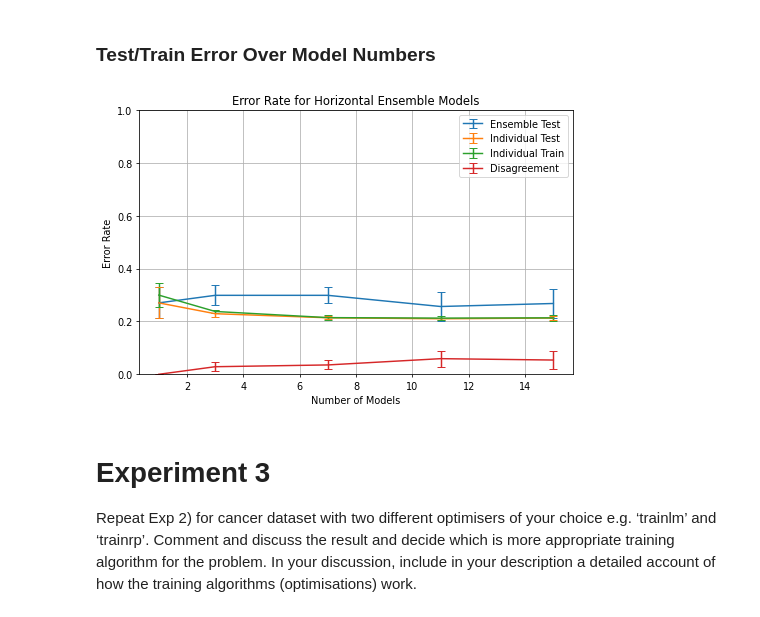
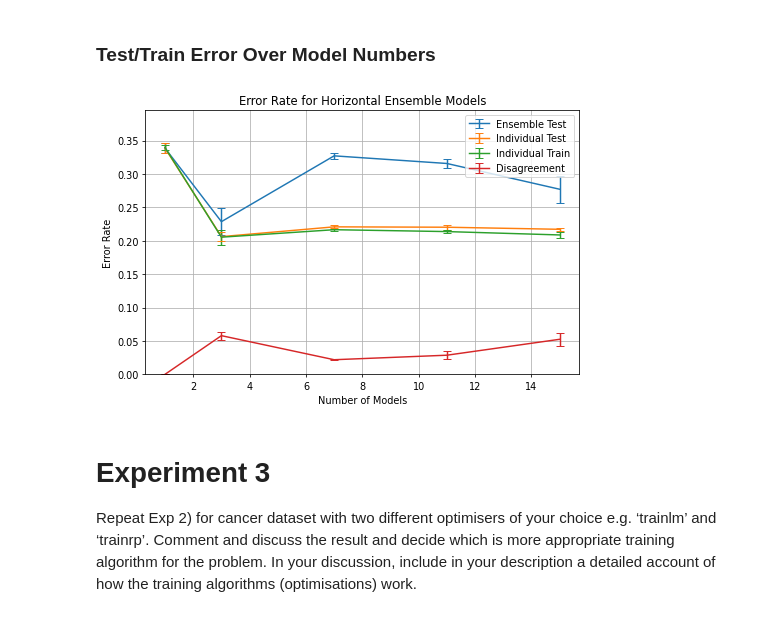
Before and after one commit to Sarsoo/SLP-Training, a Jupyter notebook: nncw.ipynb, the cells around one changed output. Saved outputs shown, nothing was run; the diff lists cells and outputs as text; code cells hidden in the pictures.

```diff
--- a/nncw.ipynb
+++ b/nncw.ipynb
@@ -77,3 +82,7 @@ def get_model(hidden_nodes=9, activation=lambda: 'sigmoid', weight_init=lambda:
+# %%
+def tensorboard_callback(path='tensorboard-logs', prefix=''):
+    return tf.keras.callbacks.TensorBoard(log_dir=os.path.normpath(os.path.join(path, prefix + datetime.datetime.now().strftime("%Y%m%d-%H%M%S"))),
+                                          histogram_freq=1)
 # %% [markdown]
 # Example Training
 # %% [markdown]
@@ -155,6 +164,7 @@ def evaluate_parameters(hidden_nodes=hidden_nodes,
                         print_params=True,
                         return_model=True,
                         run_eagerly=False,
+                        tboard=True,
 
                         dtrain=data_train,
                         dtest=data_test,
@@ -173,6 +183,12 @@ def evaluate_parameters(hidden_nodes=hidden_nodes,
                 run_eagerly=run_eagerly
                 )
 
+            if tboard:
+                if callbacks is not None:
+                    cb = [i() for i in callbacks] + [tensorboard_callback(prefix=f'exp1-{hn}-{e}-')]
+                else:
+                    cb = [tensorboard_callback(prefix=f'exp1-{hn}-{e}-')]
+
             response = {"nodes": hn,
                         "epochs": e,
                         ##############
@@ -183,13 +199,14 @@ def evaluate_parameters(hidden_nodes=hidden_nodes,
                                              epochs=e,
                                              verbose=verbose,
 
-                                             callbacks=callbacks,
+                                             callbacks=cb,
                                              validation_split=validation_split).history,
                         ##############
                         ##   TEST
                         ##############
                         "results": model.evaluate(dtest.to_numpy(),
                                                  ltest.to_numpy(),
+                                                 callbacks=cb,
                                                  batch_size=batch_size,
                                                  verbose=verbose),
                         "optimizer": model.optimizer.get_config(),
@@ -540,6 +558,8 @@ def evaluate_ensemble_vote(hidden_nodes=16,
                            round_predictions=True,
 
                            nmodels=num_models,
+                           tboard=True,
+                           exp='2',
 
                            verbose=0,
                            print_params=True,
@@ -567,6 +587,12 @@ def evaluate_ensemble_vote(hidden_nodes=16,
                     "epochs": list(),
                     "num_models": m}
 
+        if tboard:
+            if callbacks is not None:
+                cb = [i() for i in callbacks] + [tensorboard_callback(prefix=f'exp{exp}-{m}-')]
+            else:
+                cb = [tensorboard_callback(prefix=f'exp{exp}-{m}-')]
+
         ###################
         ##  TRAIN MODELS
         ###################
@@ -588,7 +614,7 @@ def evaluate_ensemble_vote(hidden_nodes=16,
                                 epochs=e,
                                 verbose=verbose,
 
-                                callbacks=callbacks,
+                                callbacks=cb,
                                 validation_split=validation_split)
             histories.append(history.history)
             response["epochs"].append(e)
@@ -700,7 +728,7 @@ Run multiple iterations of the ensemble model investigations and average
 |3|0.06|0.05|35|16|1 - 300|1, 3, 9, 15, 25|
 # %%
 multi_ensem_results = list()
-multi_ensem_iterations = 5
+multi_ensem_iterations = 2
 for i in range(multi_ensem_iterations):
     print(f"Iteration {i+1}/{multi_ensem_iterations}")
     data_train, data_test, labels_train, labels_test = train_test_split(data, labels, test_size=0.5, stratify=labels)
@@ -793,26 +818,27 @@ Models: 11, 74.3% Accurate
 # %%
 fig = plt.figure(figsize=(8, 5))
 fig.set_dpi(fig_dpi)
 
 # plt.plot(multi_ensem_models, 1 - mean_ensem_accuracy[0, :], 'x-', label='Ensemble Test')
 # plt.plot(multi_ensem_models, 1 - mean_ensem_accuracy[2, :], 'x-', label='Individual Test')
 # plt.plot(multi_ensem_models, 1 - mean_ensem_accuracy[1, :], 'x-', label='Individual Train')
 # plt.plot(multi_ensem_models, 1 - mean_ensem_accuracy[3, :], 'x-', label='Agreement')
 
 plt.errorbar(multi_ensem_models, 1 - mean_ensem_accuracy[0, :], yerr=std_ensem_accuracy[0, :], capsize=4, label='Ensemble Test')
 plt.errorbar(multi_ensem_models, 1 - mean_ensem_accuracy[2, :], yerr=std_ensem_accuracy[2, :], capsize=4, label='Individual Test')
 plt.errorbar(multi_ensem_models, 1 - mean_ensem_accuracy[1, :], yerr=std_ensem_accuracy[1, :], capsize=4, label='Individual Train')
 plt.errorbar(multi_ensem_models, 1 - mean_ensem_accuracy[3, :], yerr=std_ensem_accuracy[3, :], capsize=4, label='Disagreement')
 
 plt.title(f"Error Rate for Horizontal Ensemble Models")
-plt.ylim(0, 1)
+# plt.ylim(0, 1)
+plt.ylim(0, np.max(1 - mean_ensem_accuracy + std_ensem_accuracy) + 0.05)
 plt.grid()
 plt.legend()
 plt.xlabel("Number of Models")
 plt.ylabel("Error Rate")
 plt.show()
 # %% [output]
-[figure, old version]
+[figure, new version]
 # %% [markdown]
 # Experiment 3
 
```
Also changed, not shown: parts of 31 cells of this notebook.
